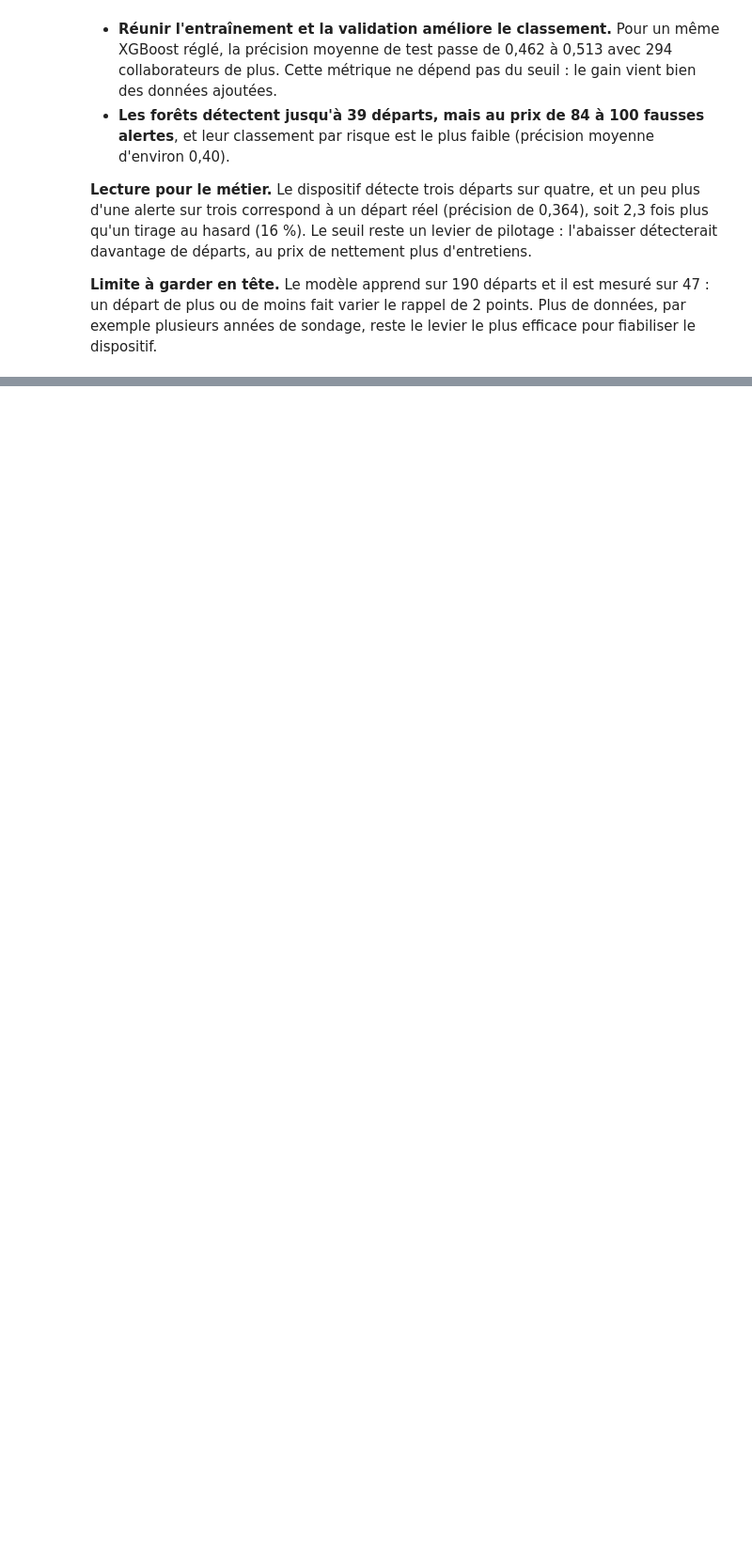
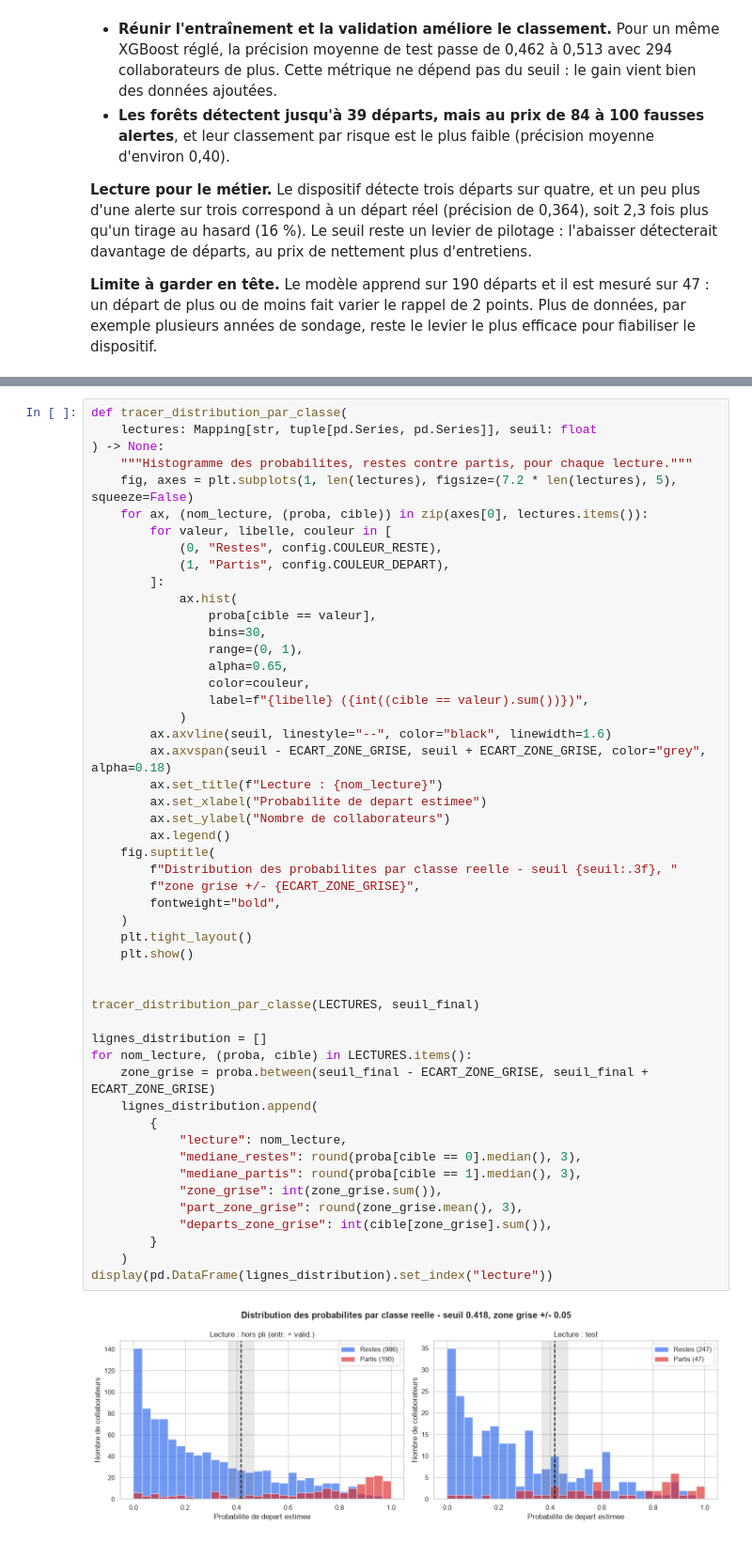
Before and after one commit to MendyData/P4_classification_rh, a Jupyter notebook: notebooks/02_modelisation_final_0210.ipynb, the cells around one changed output, grey strips where cells are left out. Shown at 94% size. Cells and saved outputs as stored; diff of their text form; blank space fills up the shorter version.

```diff
--- a/notebooks/02_modelisation_final_0210.ipynb
+++ b/notebooks/02_modelisation_final_0210.ipynb
@@ -1200,0 +1430,52 @@ Quatre lectures :
+# %%
+def tracer_distribution_par_classe(
+    lectures: Mapping[str, tuple[pd.Series, pd.Series]], seuil: float
+) -> None:
+    """Histogramme des probabilites, restes contre partis, pour chaque lecture."""
+    fig, axes = plt.subplots(1, len(lectures), figsize=(7.2 * len(lectures), 5), squeeze=False)
+    for ax, (nom_lecture, (proba, cible)) in zip(axes[0], lectures.items()):
+        for valeur, libelle, couleur in [
+            (0, "Restes", config.COULEUR_RESTE),
+            (1, "Partis", config.COULEUR_DEPART),
+        ]:
+            ax.hist(
+                proba[cible == valeur],
+                bins=30,
+                range=(0, 1),
+                alpha=0.65,
+                color=couleur,
+                label=f"{libelle} ({int((cible == valeur).sum())})",
+            )
+        ax.axvline(seuil, linestyle="--", color="black", linewidth=1.6)
+        ax.axvspan(seuil - ECART_ZONE_GRISE, seuil + ECART_ZONE_GRISE, color="grey", alpha=0.18)
+        ax.set_title(f"Lecture : {nom_lecture}")
+        ax.set_xlabel("Probabilite de depart estimee")
+        ax.set_ylabel("Nombre de collaborateurs")
+        ax.legend()
+    fig.suptitle(
+        f"Distribution des probabilites par classe reelle - seuil {seuil:.3f}, "
+        f"zone grise +/- {ECART_ZONE_GRISE}",
+        fontweight="bold",
+    )
+    plt.tight_layout()
+    plt.show()
+
+
+tracer_distribution_par_classe(LECTURES, seuil_final)
+
+lignes_distribution = []
+for nom_lecture, (proba, cible) in LECTURES.items():
+    zone_grise = proba.between(seuil_final - ECART_ZONE_GRISE, seuil_final + ECART_ZONE_GRISE)
+    lignes_distribution.append(
+        {
+            "lecture": nom_lecture,
+            "mediane_restes": round(proba[cible == 0].median(), 3),
+            "mediane_partis": round(proba[cible == 1].median(), 3),
+            "zone_grise": int(zone_grise.sum()),
+            "part_zone_grise": round(zone_grise.mean(), 3),
+            "departs_zone_grise": int(cible[zone_grise].sum()),
+        }
+    )
+display(pd.DataFrame(lignes_distribution).set_index("lecture"))
+# %% [output]
+[figure, added]
```
Also changed, not shown: parts of 29 cells of this notebook, 3 other files.
